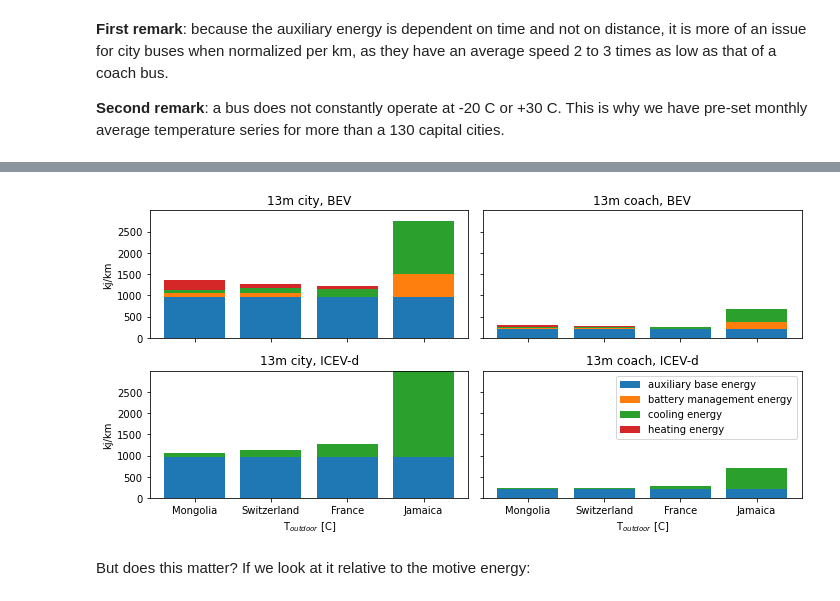
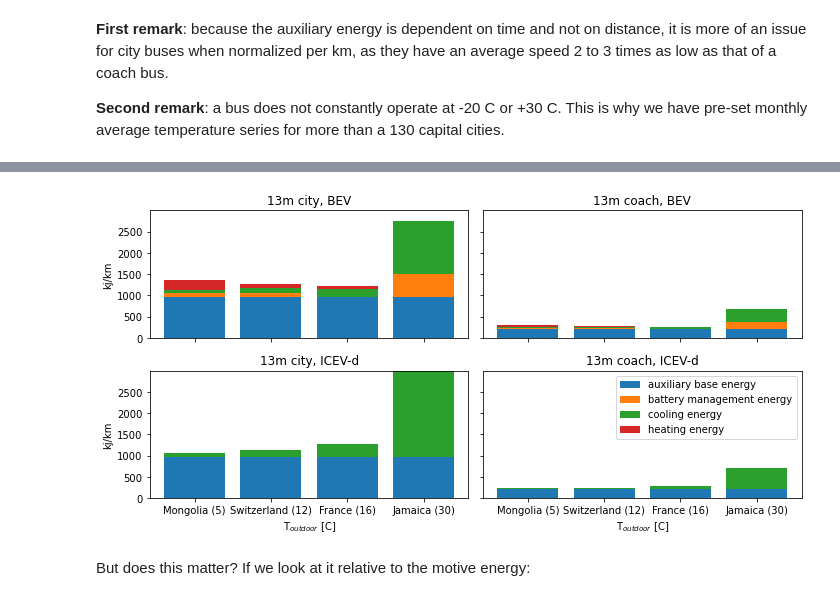
Before and after one commit to romainsacchi/carculator_bus, a Jupyter notebook: examples/buses.ipynb, the cells around one changed output, grey strips where cells are left out. Drawn from its saved outputs; the diff is of its cells as text; code cells hidden in the pictures.

```diff
--- a/examples/buses.ipynb
+++ b/examples/buses.ipynb
@@ -669,34 +661,39 @@ axs[1, 0].bar(["Mongolia", "Switzerland", "France", "Jamaica"], np.array(res_cit
 axs[1, 0].bar(["Mongolia", "Switzerland", "France", "Jamaica"], np.array(res_cities)[:, 0, 1, 4].T,
              bottom = np.array(res_cities)[:, 0, 1, 1].T + np.array(res_cities)[:, 0, 1, 2].T
               + np.array(res_cities)[:, 0, 1, 3].T)
 
 axs[1, 1].bar(["Mongolia", "Switzerland", "France", "Jamaica"], np.array(res_cities)[:, 1, 1, 1].T)
 axs[1, 1].bar(["Mongolia", "Switzerland", "France", "Jamaica"], np.array(res_cities)[:, 1, 1, 2].T,
               bottom=np.array(res_cities)[:, 1, 1, 1].T)
 axs[1, 1].bar(["Mongolia", "Switzerland", "France", "Jamaica"], np.array(res_cities)[:, 1, 1, 3].T,
              bottom=np.array(res_cities)[:, 1, 1, 1].T + np.array(res_cities)[:, 1, 1, 2].T)
 axs[1, 1].bar(["Mongolia", "Switzerland", "France", "Jamaica"], np.array(res_cities)[:, 1, 1, 4].T,
              bottom = np.array(res_cities)[:, 1, 1, 1].T + np.array(res_cities)[:, 1, 1, 2].T
               + np.array(res_cities)[:, 1, 1, 3].T)
 
+
+
 axs[0, 0].set_title('13m city, BEV')
 axs[0, 0].set_ylabel("kj/km")
 axs[0, 1].set_title('13m coach, BEV')
 axs[1, 0].set_ylabel("kj/km")
 axs[1, 0].set_xlabel("T$_{outdoor}$ [C]")
 axs[1, 0].set_title('13m city, ICEV-d')
 axs[1, 1].set_title('13m coach, ICEV-d')
 axs[1, 1].set_xlabel("T$_{outdoor}$ [C]")
 
+axs[0,1].set_xticklabels(["Mongolia (5)", "Switzerland (12)", "France (16)", "Jamaica (30)"], rotation=5)
+
+
 plt.legend([
     "auxiliary base energy",
     "battery management energy",
     "cooling energy",
     "heating energy",
 ])
 plt.tight_layout()
 # %% [output]
-[figure, old version]
+[figure, new version]
 # %% [markdown]
 But does this matter? If we look at it relative to the motive energy:
 # %%
```
Also changed, not shown: parts of 22 cells of this notebook, 18 other files.
